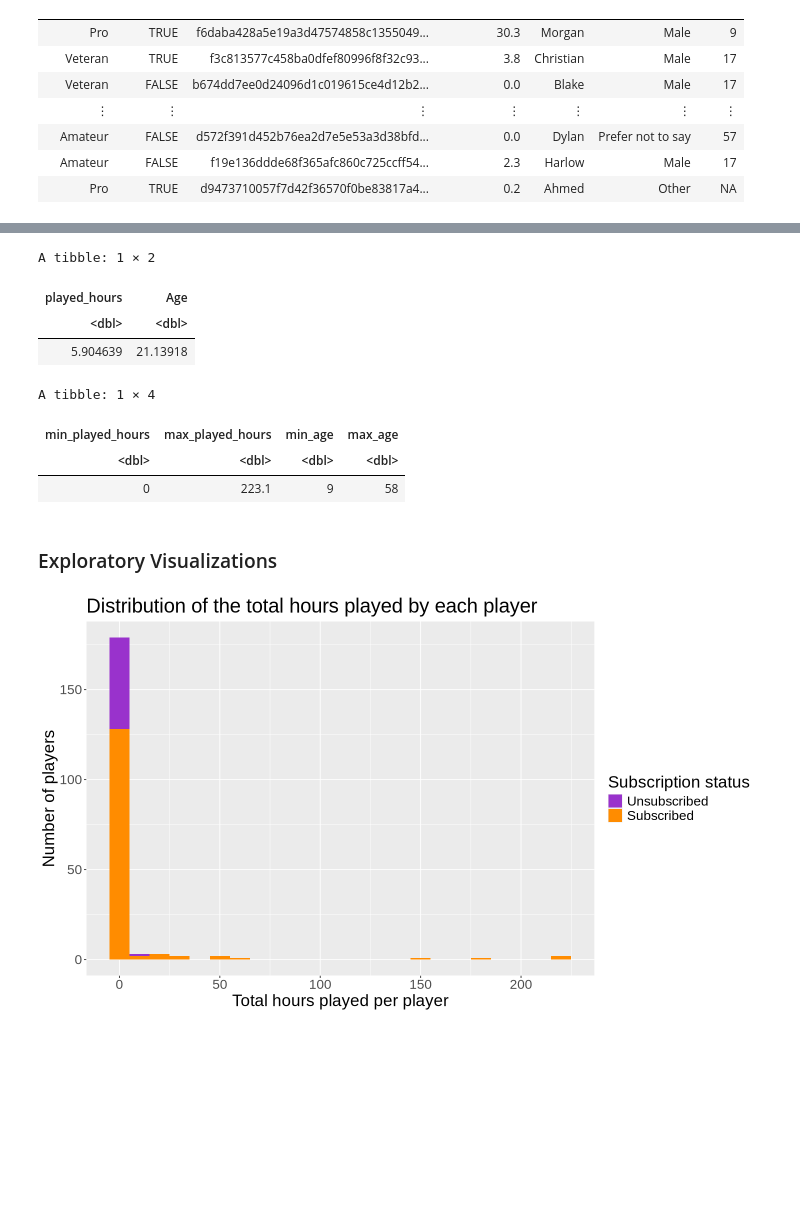
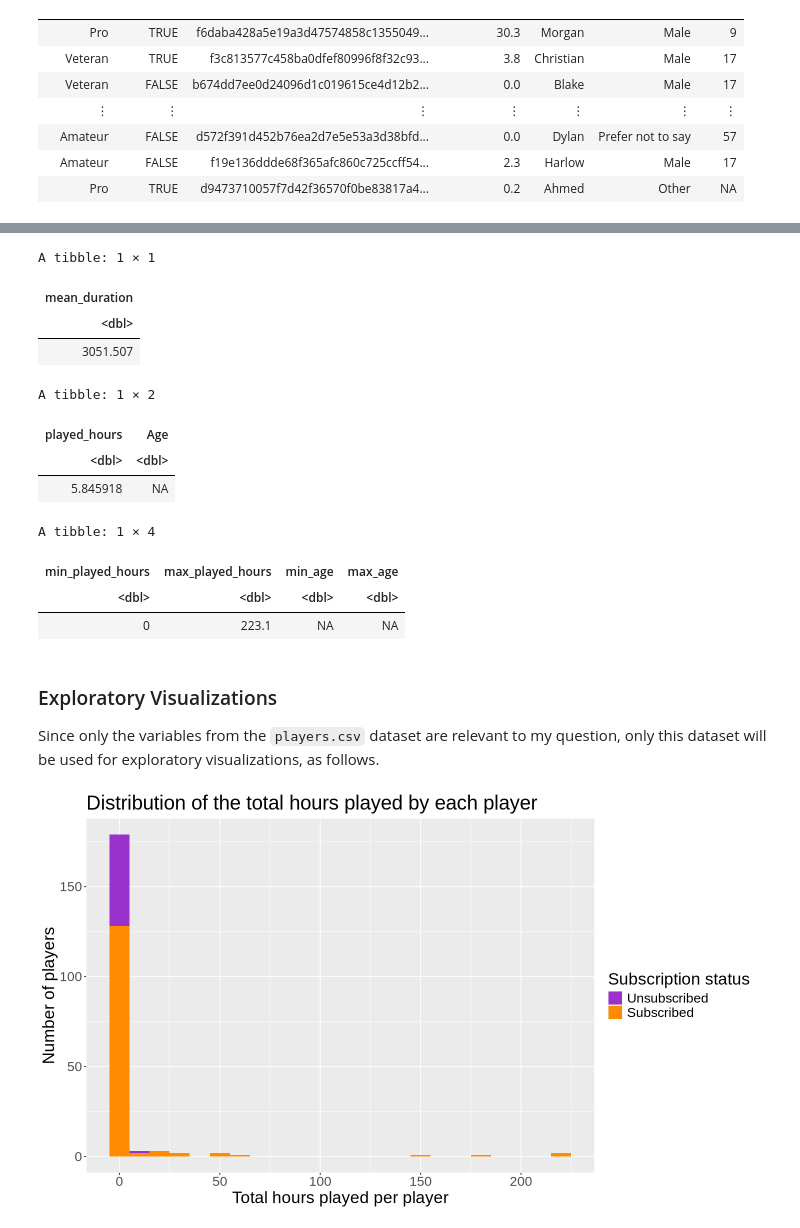
Before and after one commit to katelynteng/project_planning, a Jupyter notebook: project_planning.ipynb, the cells around one changed output, grey strips where cells are left out. Saved outputs shown, nothing was run; the diff lists cells and outputs as text; code cells hidden in the pictures; blank space fills up the shorter version.

```diff
--- a/project_planning.ipynb
+++ b/project_planning.ipynb
@@ -148,7 +154,18 @@ The following section of code 1) tidies the data so that it may be analyzed and
 # %%
-#Tidying data: Removing rows with NA in order to analyze the data, and changing qualitative data to factor type
+#Tidying data and removing rows with NA in order to analyze the data
+
+#Obtaining UNIX time in seconds
+sessions_data <- sessions_data |>
+    mutate(original_end_time = as.numeric(as.POSIXct(end_time, format = "%d/%m/%Y %H:%M")),
+           original_start_time = as.numeric(as.POSIXct(start_time, format = "%d/%m/%Y %H:%M")))
+
+#Calculating mean session duration
+sessions_duration <- sessions_data |>
+    mutate(duration = original_end_time - original_start_time)
+sessions_duration
+
+#players dataset
 #FALSE and TRUE values were changed to Unsubscribed and Subscribed to make the data more understandable
-
 players_data <- players_data |>
                 filter(!is.na(Age), !is.na(played_hours), !is.na(subscribe)) |>
                 mutate(subscribe = as.factor(subscribe),
@@ -168,32 +197,42 @@ A tibble: 194 × 7
 # %%
-#Computing summary statistics for the players.csv dataset
-#As assignment parameters specified creating one table just for the mean, the table for minimum and maximums exist as a separate table
+#As assignment parameters specified creating one table just for the mean, the table for minimum and maximums exist as a separate table.
 
-#Mean for each quantitative variable
+#Sessions dataset: Mean
+mean_sessions_data <- sessions_duration |>
+    select(duration) |>
+    summarize(mean_duration = mean(duration, na.rm = TRUE))
+mean_sessions_data
 
+#Players dataset: Mean for each quantitative variable
 mean_players_data <- players_data |>
     select(played_hours, Age) |>
     map_df(mean)
 mean_players_data
 
-#Min and max for each quantitative variable
+#Players dataset: Min and max for each quantitative variable
 max_min_players <- players_data |>
     summarize(min_played_hours = min(played_hours),
               max_played_hours = max(played_hours),
               min_age = min(Age),
               max_age = max(Age))
 max_min_players
 # %% [output]
-A tibble: 1 × 2
+A tibble: 1 × 1
-| played_hours | Age |
-| <dbl> | <dbl> |
-| 5.904639 | 21.13918 |
+| mean_duration |
+| <dbl> |
+| 3051.507 |
-A tibble: 1 × 4
+A tibble: 1 × 2
-| min_played_hours | max_played_hours | min_age | max_age |
-| <dbl> | <dbl> | <dbl> | <dbl> |
-| 0 | 223.1 | 9 | 58 |
+| played_hours | Age |
+| <dbl> | <dbl> |
+| 5.845918 | NA |
+A tibble: 1 × 4
+| min_played_hours | max_played_hours | min_age | max_age |
+| <dbl> | <dbl> | <dbl> | <dbl> |
+| 0 | 223.1 | NA | NA |
 # %% [markdown]
 ### Exploratory Visualizations
+
+Since only the variables from the `players.csv` dataset are relevant to my question, only this dataset will be used for exploratory visualizations, as follows.
 # %%
 options(repr.plot.width = 12)
 
```
Also changed, not shown: parts of 9 cells of this notebook.
